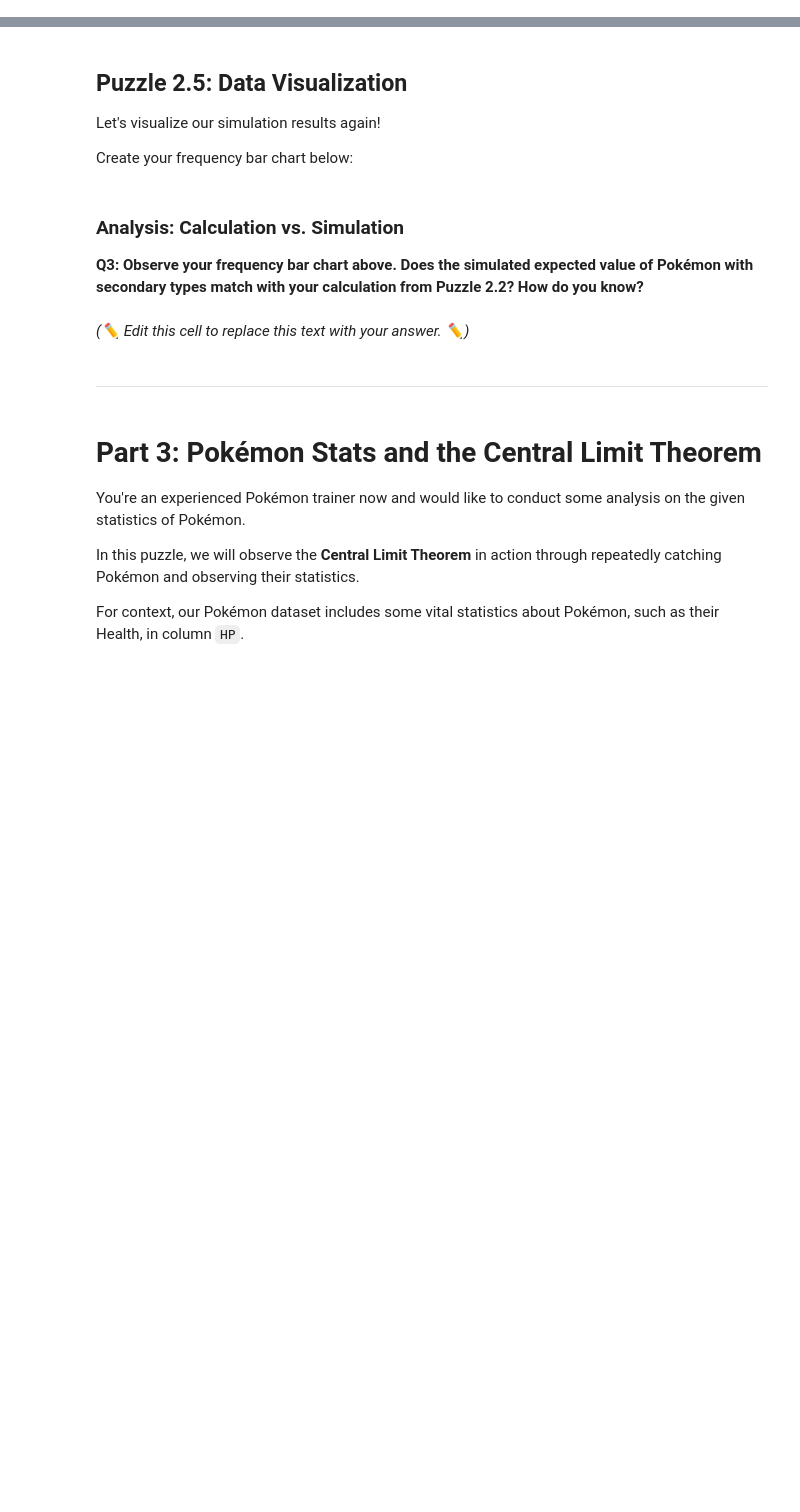
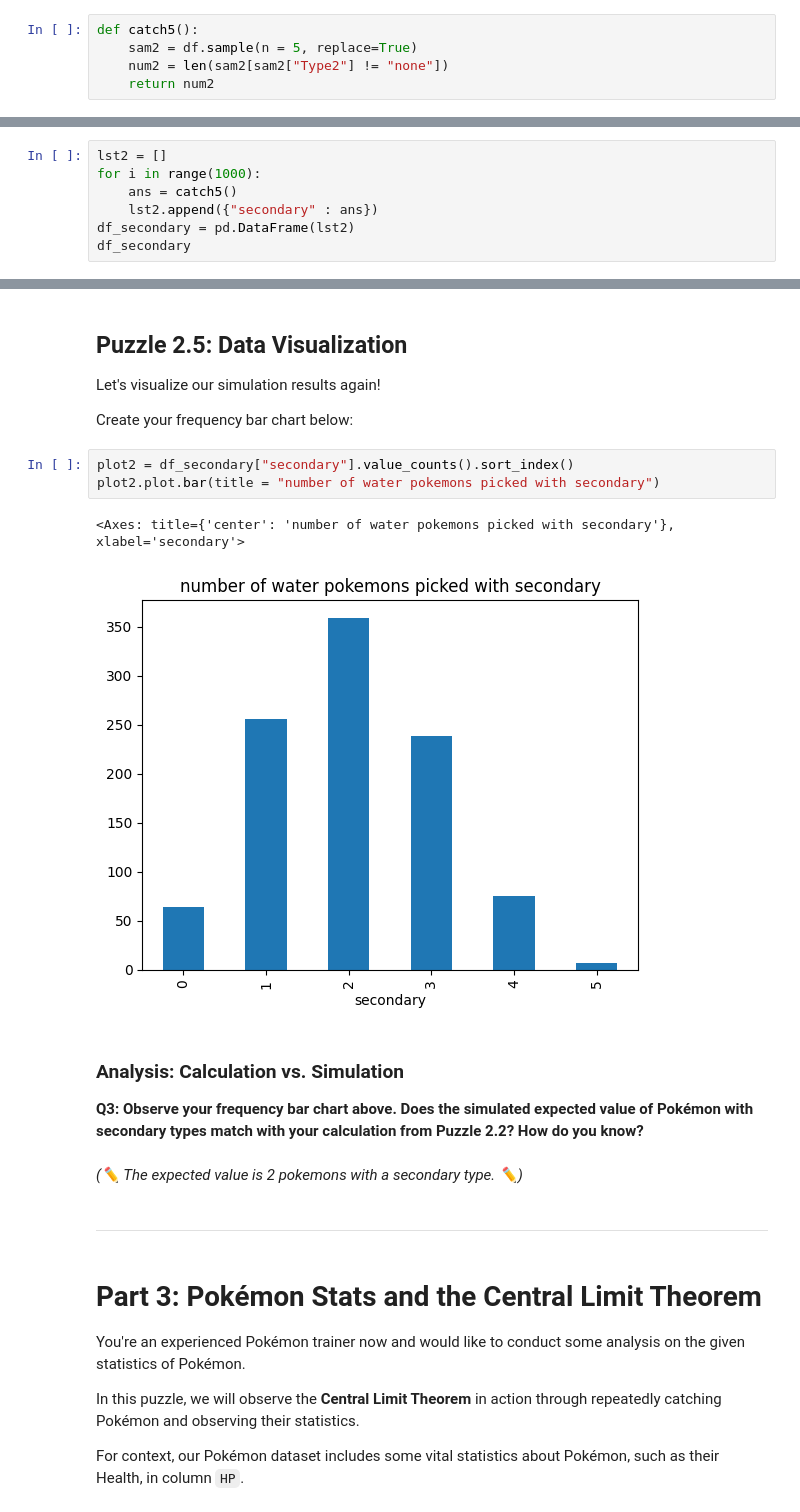
Before and after one commit to jonathan-cky/STAT107, a Jupyter notebook: lab_random_variable/lab_random_variable.ipynb, the cells around one changed output, grey strips where cells are left out. Cells and saved outputs as stored; diff of their text form; blank space fills up the shorter version.

```diff
--- a/lab_random_variable/lab_random_variable.ipynb
+++ b/lab_random_variable/lab_random_variable.ipynb
@@ -279,6 +353,11 @@ print(f"{tada} All tests passed! {tada}")
 Now, define a function named `catch5()` that will `return` the **number of Pokémon with a secondary type** caught after **five catches with replacement**.
 
 Remember that checking for inequality is done using the `!=` operator.
+# %%
+def catch5():
+    sam2 = df.sample(n = 5, replace=True)
+    num2 = len(sam2[sam2["Type2"] != "none"])
+    return num2
 # %% [markdown]
 ### 🔬 Test Case Checkpoint 🔬
 # %%
@@ -309,3 +390,10 @@ print()
 Using a similar format to your solution for Puzzle 1.3, simulate the **number of Pokémon with a secondary type** caught if you were to repeat five catches **1000 times**.
 
 Store your results in a DataFrame `df_secondary` with a column named `secondary`.
+# %%
+lst2 = []
+for i in range(1000):
+    ans = catch5()
+    lst2.append({"secondary" : ans})
+df_secondary = pd.DataFrame(lst2)
+df_secondary
@@ -334,12 +442,18 @@ print()
 Let's visualize our simulation results again!
 
 Create your frequency bar chart below:
+# %%
+plot2 = df_secondary["secondary"].value_counts().sort_index()
+plot2.plot.bar(title = "number of water pokemons picked with secondary")
+# %% [output]
+<Axes: title={'center': 'number of water pokemons picked with secondary'}, xlabel='secondary'>
+[figure, added]
 # %% [markdown]
 ### Analysis: Calculation vs. Simulation
 
 **Q3: Observe your frequency bar chart above. Does the simulated expected value of Pokémon with secondary types match with your calculation from Puzzle 2.2? How do you know?**
-# %% [markdown]
-*(✏️ Edit this cell to replace this text with your answer. ✏️)*
+# %% [markdown]
+*(✏️ The expected value is 2 pokemons with a secondary type. ✏️)*
 # %% [markdown]
 <hr style="color: #DD3403;">
 # %% [markdown]
```
Also changed, not shown: parts of 43 cells of this notebook.
